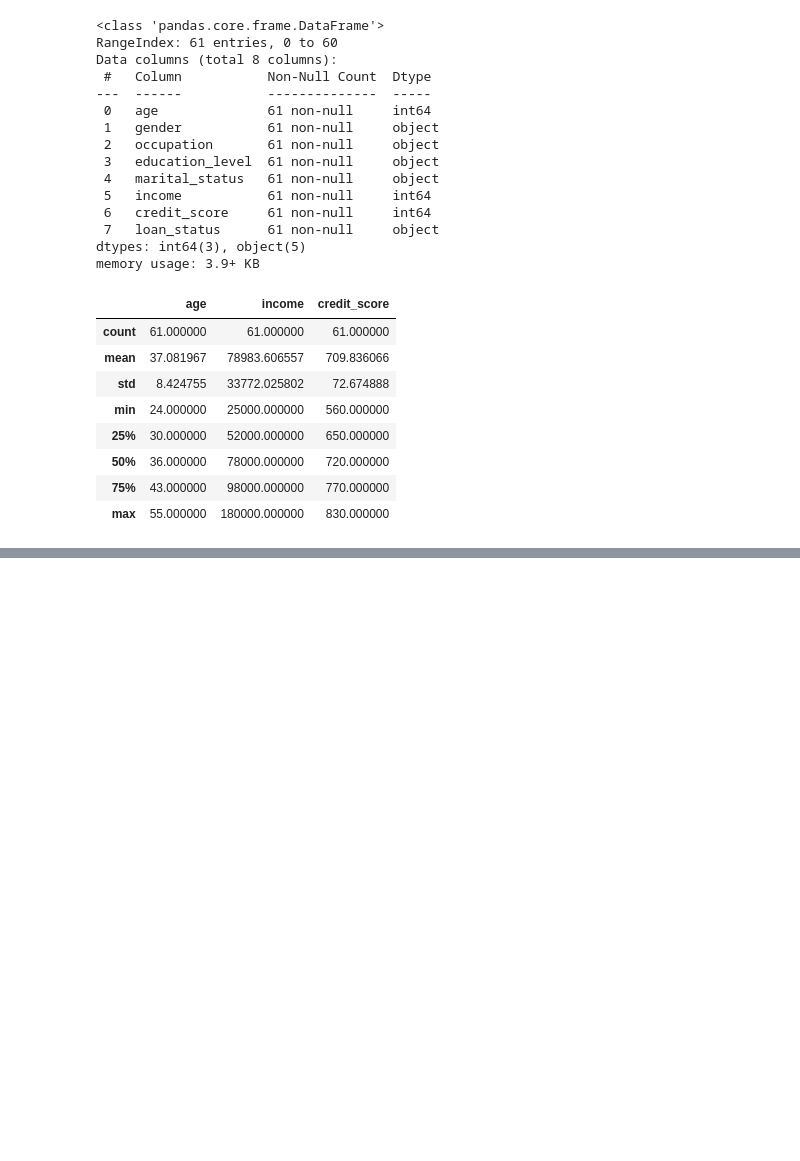
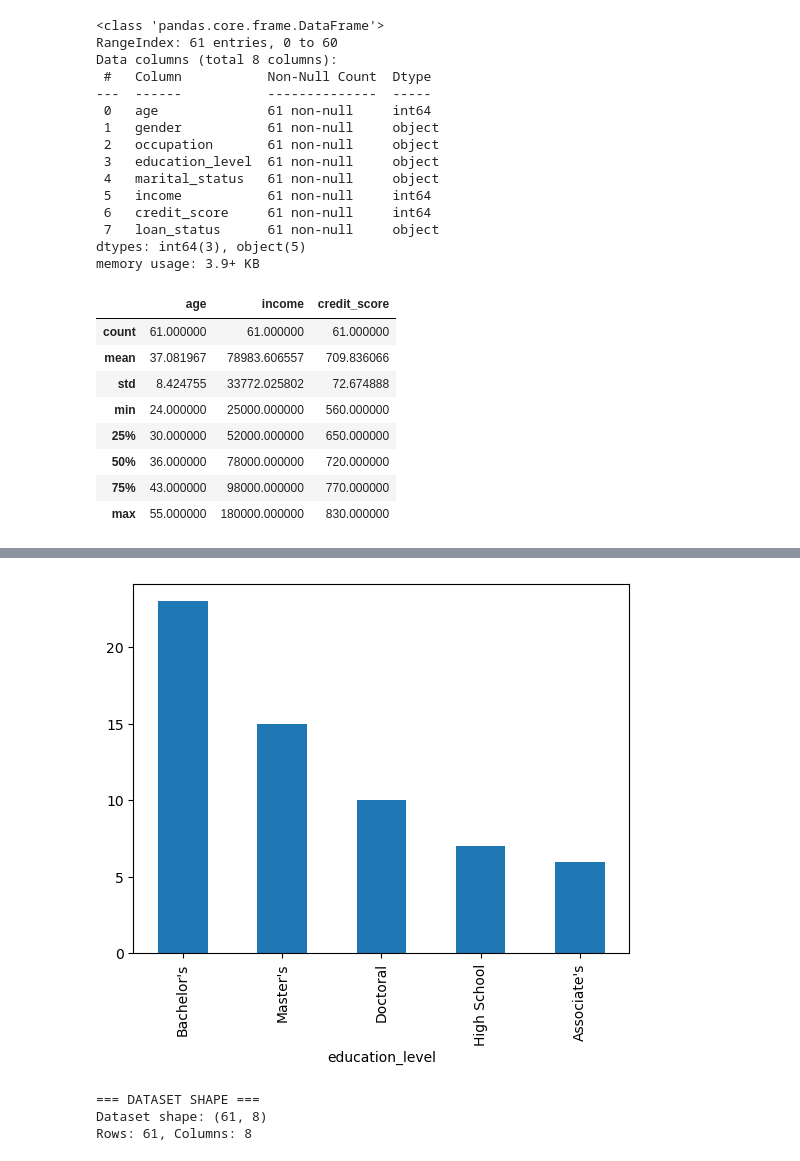
Before and after one commit to dilliram-code/Project-Loan-Classification-Logistic-Regression, a Jupyter notebook: loan_classification.ipynb, the cells around one changed output, grey strips where cells are left out. Drawn from its saved outputs; the diff is of its cells as text; code cells hidden in the pictures; blank space fills up the shorter version.

```diff
--- a/loan_classification.ipynb
+++ b/loan_classification.ipynb
@@ -64,0 +138,13 @@ df.describe()
+# %%
+df['education_level'].value_counts().plot(kind='bar')
+plt.show()
+# %% [output]
+[figure, added]
+# %%
+print("=== DATASET SHAPE ===")
+print(f"Dataset shape: {df.shape}")
+print(f"Rows: {df.shape[0]}, Columns: {df.shape[1]}")
+# %% [output]
+=== DATASET SHAPE ===
+Dataset shape: (61, 8)
+Rows: 61, Columns: 8
```
Also changed, not shown: parts of 10 cells of this notebook.
